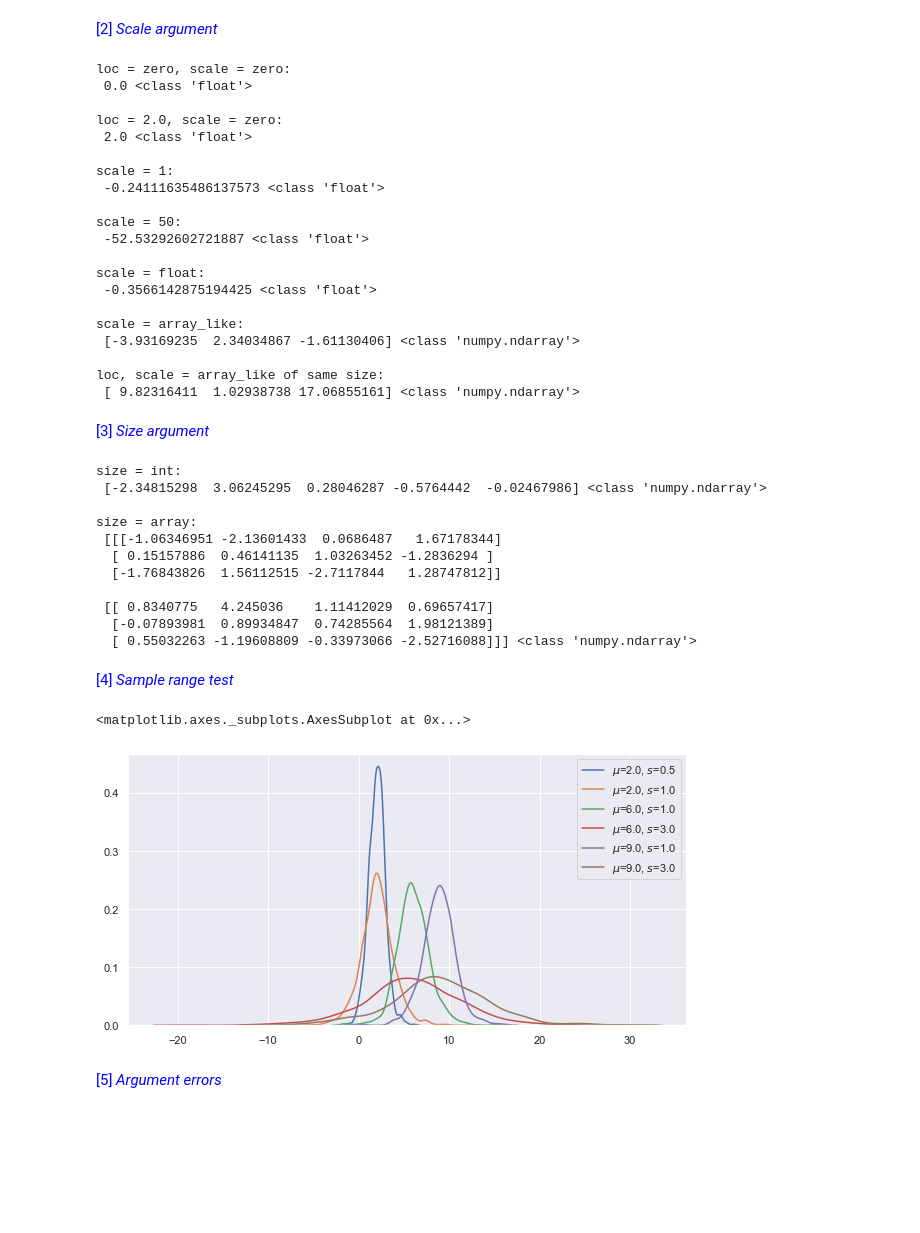
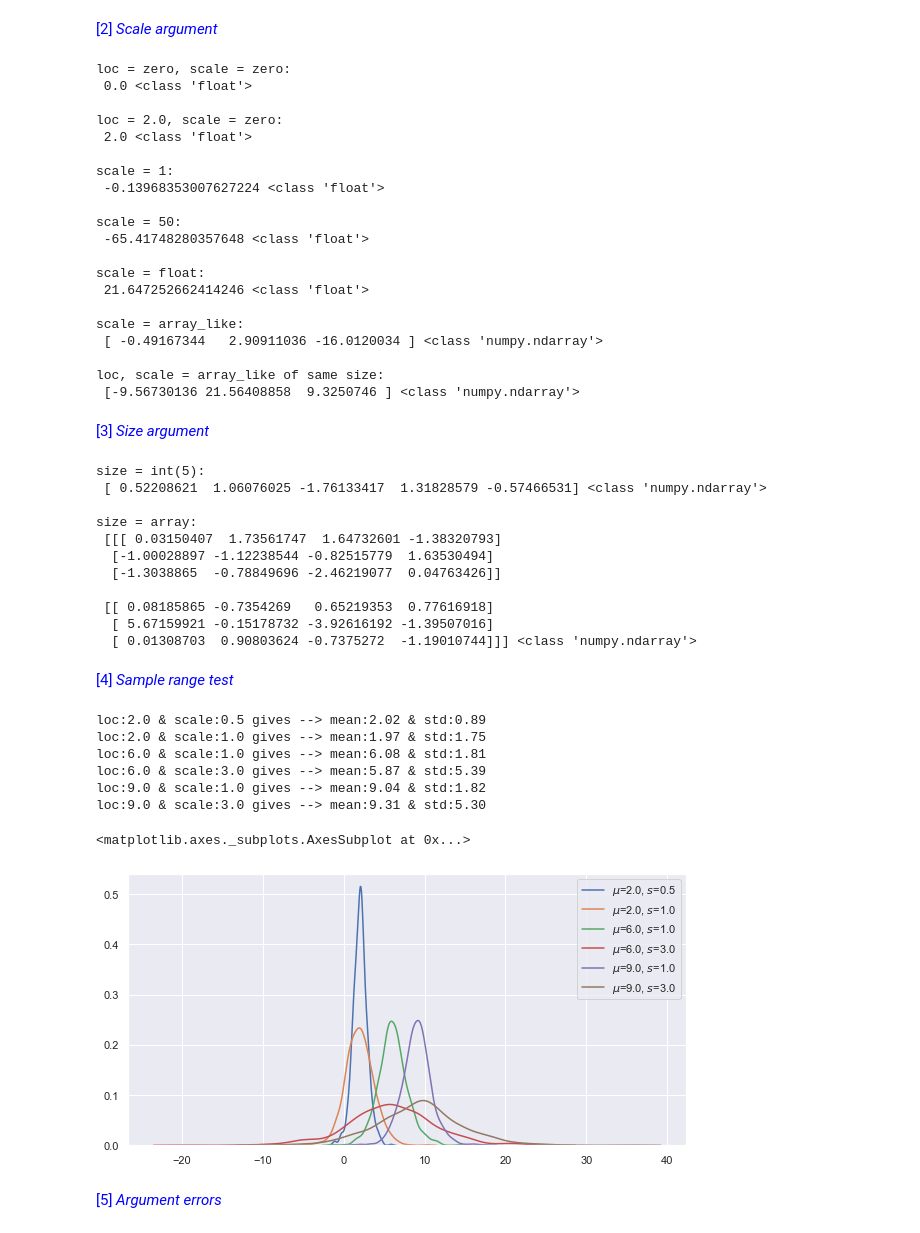
Before and after one commit to markcot/ProgrammingFDA-Assignment, a Jupyter notebook: numpy-random-review.ipynb, the cells around one changed output. Cells and saved outputs as stored; diff of their text form; code cells hidden in the pictures; blank space fills up the shorter version.

```diff
--- a/numpy-random-review.ipynb
+++ b/numpy-random-review.ipynb
@@ -1472,7 +1474,7 @@ print("scale = array_like:\n", test, type(test), "\n")
 # logistic() routine with loc, scale = array of same size
 test = np.random.logistic(loc=[2, 4, 6], scale=[4, 5, 6])
 # Print result of test
-print("loc, scale = array_like of same size:\n", test, type(test), "\n")
+print("loc, scale = array_like of same size:\n", test, type(test))
 # %% [output]
 loc = zero, scale = zero:
  0.0 <class 'float'>
@@ -1481,65 +1483,86 @@ loc = 2.0, scale = zero:
  2.0 <class 'float'>
 
 scale = 1:
- -0.24111635486137573 <class 'float'>
+ -0.13968353007627224 <class 'float'>
 
 scale = 50:
- -52.53292602721887 <class 'float'>
+ -65.41748280357648 <class 'float'>
 
 scale = float:
- -0.3566142875194425 <class 'float'>
+ 21.647252662414246 <class 'float'>
 
 scale = array_like:
- [-3.93169235  2.34034867 -1.61130406] <class 'numpy.ndarray'>
+ [ -0.49167344   2.90911036 -16.0120034 ] <class 'numpy.ndarray'>
 
 loc, scale = array_like of same size:
- [ 9.82316411  1.02938738 17.06855161] <class 'numpy.ndarray'>
+ [-9.56730136 21.56408858  9.3250746 ] <class 'numpy.ndarray'>
 # %% [markdown]
 <font color='blue'>[3] _Size argument_ </font>
 # %%
 # logistic() routine with n/p=array size=int
 test = np.random.logistic(loc=0, scale=1.0, size=5)
 # Print result of test
-print("size = int:\n", test, type(test), "\n")
+print("size = int(5):\n", test, type(test), "\n")
 
 # logistic() routine with n/p=array size=array
 test = np.random.logistic(loc=0, scale=1.0, size=[2, 3, 4])
 # Print result of test
 print("size = array:\n", test, type(test))
 # %% [output]
-size = int:
- [-2.34815298  3.06245295  0.28046287 -0.5764442  -0.02467986] <class 'numpy.ndarray'>
+size = int(5):
+ [ 0.52208621  1.06076025 -1.76133417  1.31828579 -0.57466531] <class 'numpy.ndarray'>
 
 size = array:
- [[[-1.06346951 -2.13601433  0.0686487   1.67178344]
-  [ 0.15157886  0.46141135  1.03263452 -1.2836294 ]
-  [-1.76843826  1.56112515 -2.7117844   1.28747812]]
+ [[[ 0.03150407  1.73561747  1.64732601 -1.38320793]
+  [-1.00028897 -1.12238544 -0.82515779  1.63530494]
+  [-1.3038865  -0.78849696 -2.46219077  0.04763426]]
 
- [[ 0.8340775   4.245036    1.11412029  0.69657417]
-  [-0.07893981  0.89934847  0.74285564  1.98121389]
-  [ 0.55032263 -1.19608809 -0.33973066 -2.52716088]]] <class 'numpy.ndarray'>
+ [[ 0.08185865 -0.7354269   0.65219353  0.77616918]
+  [ 5.67159921 -0.15178732 -3.92616192 -1.39507016]
+  [ 0.01308703  0.90803624 -0.7375272  -1.19010744]]] <class 'numpy.ndarray'>
 # %% [markdown]
 <font color='blue'>[4] _Sample range test_ </font>
 # %%
 # Create a number of test 1-d arrarys with 1,000 values
 # Values adapted from https://en.wikipedia.org/wiki/Logistic_distribution
 test_A = np.random.logistic(loc=2.0, scale=0.5, size=1000)
 test_B = np.random.logistic(loc=2.0, scale=1.0, size=1000)
 test_C = np.random.logistic(loc=6.0, scale=1.0, size=1000)
 test_D = np.random.logistic(loc=6.0, scale=3.0, size=1000)
 test_E = np.random.logistic(loc=9.0, scale=1.0, size=1000)
 test_F = np.random.logistic(loc=9.0, scale=3.0, size=1000)
 
-# Overlay plot distribution of values in 5 tests
+# print mean & std values for various scale values
+# Mean & std values noted from https://www.sciencedirect.com/topics/mathematics/logistic-distribution
+print("loc:{} & scale:{} gives --> mean:{:.2f} & std:{:.2f}".format(
+            2.0, 0.5, np.mean(test_A), np.std(test_A)))
+print("loc:{} & scale:{} gives --> mean:{:.2f} & std:{:.2f}".format(
+            2.0, 1.0, np.mean(test_B), np.std(test_B)))
+print("loc:{} & scale:{} gives --> mean:{:.2f} & std:{:.2f}".format(
+            6.0, 1.0, np.mean(test_C), np.std(test_C)))
+print("loc:{} & scale:{} gives --> mean:{:.2f} & std:{:.2f}".format(
+            6.0, 3.0, np.mean(test_D), np.std(test_D)))
+print("loc:{} & scale:{} gives --> mean:{:.2f} & std:{:.2f}".format(
+            9.0, 1.0, np.mean(test_E), np.std(test_E)))
+print("loc:{} & scale:{} gives --> mean:{:.2f} & std:{:.2f}".format(
+            9.0, 3.0, np.mean(test_F), np.std(test_F)))
+
+# Overlay plot distribution of values in 6 tests
 sns.kdeplot(test_A, label="$\mu$=2.0, $s$=0.5")
 sns.kdeplot(test_B, label="$\mu$=2.0, $s$=1.0")
 sns.kdeplot(test_C, label="$\mu$=6.0, $s$=1.0")
 sns.kdeplot(test_D, label="$\mu$=6.0, $s$=3.0")
 sns.kdeplot(test_E, label="$\mu$=9.0, $s$=1.0")
 sns.kdeplot(test_F, label="$\mu$=9.0, $s$=3.0")
 # %% [output]
-<matplotlib.axes._subplots.AxesSubplot at 0x...>
+loc:2.0 & scale:0.5 gives --> mean:2.02 & std:0.89
+loc:2.0 & scale:1.0 gives --> mean:1.97 & std:1.75
+loc:6.0 & scale:1.0 gives --> mean:6.08 & std:1.81
+loc:6.0 & scale:3.0 gives --> mean:5.87 & std:5.39
+loc:9.0 & scale:1.0 gives --> mean:9.04 & std:1.82
+loc:9.0 & scale:3.0 gives --> mean:9.31 & std:5.30
+<matplotlib.axes._subplots.AxesSubplot at 0x...>
-[figure, old version]
+[figure, new version]
 # %% [markdown]
 <font color='blue'>[5] _Argument errors_ </font>
 # %%
```
Also changed, not shown: parts of 41 cells of this notebook.
